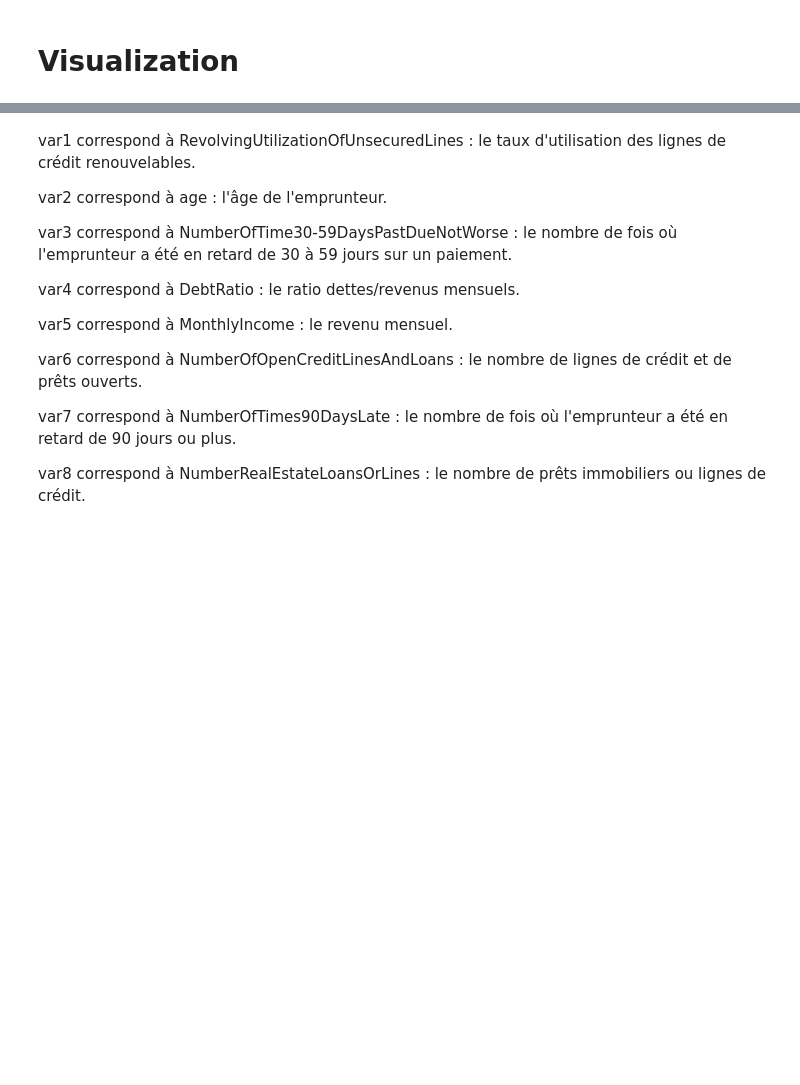
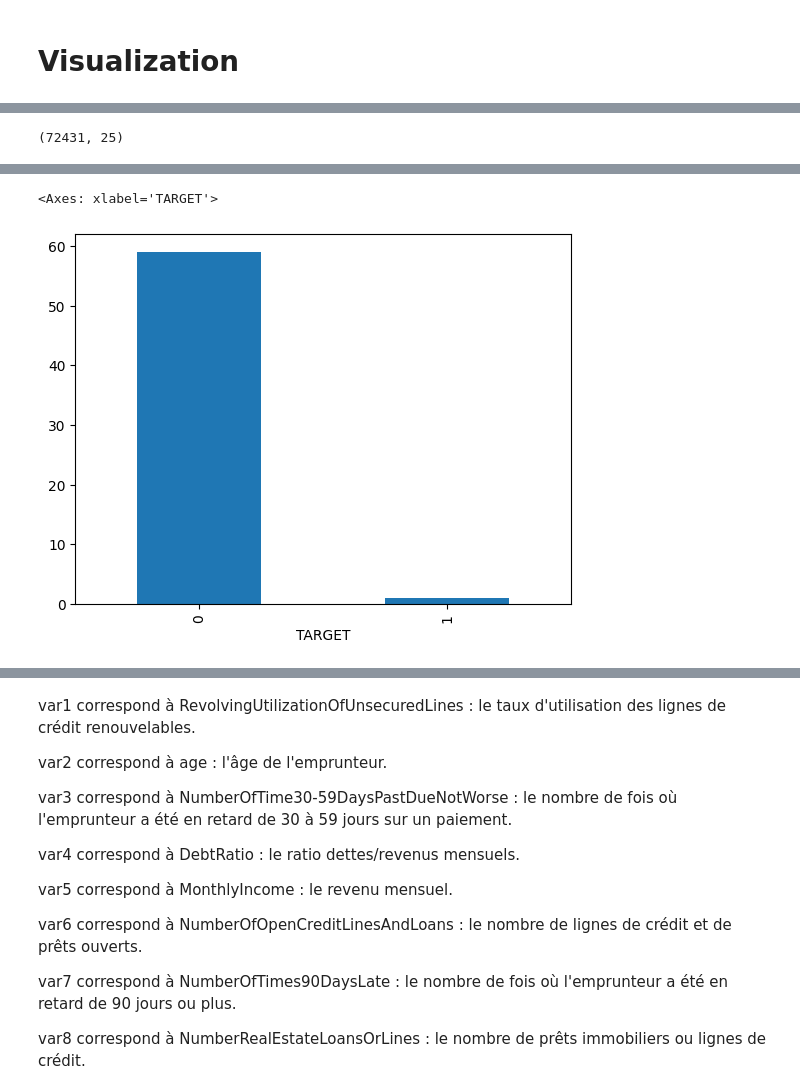
Before and after one commit to Worl0r/IASD_Kaggle_HW1, a Jupyter notebook: data_processing.ipynb, the cells around one changed output, grey strips where cells are left out. Saved outputs shown, nothing was run; the diff lists cells and outputs as text; code cells hidden in the pictures; blank space fills up the shorter version.

```diff
--- a/data_processing.ipynb
+++ b/data_processing.ipynb
@@ -35,0 +20,16 @@ dtype: int64
+# %%
+train = pd.read_csv(
+    os.path.join(
+        cfg["path"]["processed_data"],
+        "train" + "_" + str(cfg["FEATURE_ENGINEERING"]["version"]) + ".csv",
+    )
+)
+test = pd.read_csv(
+    os.path.join(
+        cfg["path"]["processed_data"],
+        "test" + "_" + str(cfg["FEATURE_ENGINEERING"]["version"]) + ".csv",
+    )
+)
+
+train_original = pd.read_csv(cfg["path"]["train_path"])
+test_original = pd.read_csv(cfg["path"]["test_path"])
@@ -35,0 +302,7 @@ dtype: int64
+# %%
+train.shape
+# %% [output]
+(72431, 25)
+# %%
+train[(train["var5"] == 0)].TARGET.value_counts().plot.bar()
+# %% [output]
@@ -35,0 +326,2 @@ dtype: int64
+<Axes: xlabel='TARGET'>
+[figure, added]
```
Also changed, not shown: parts of 11 cells of this notebook, 5 other files.
